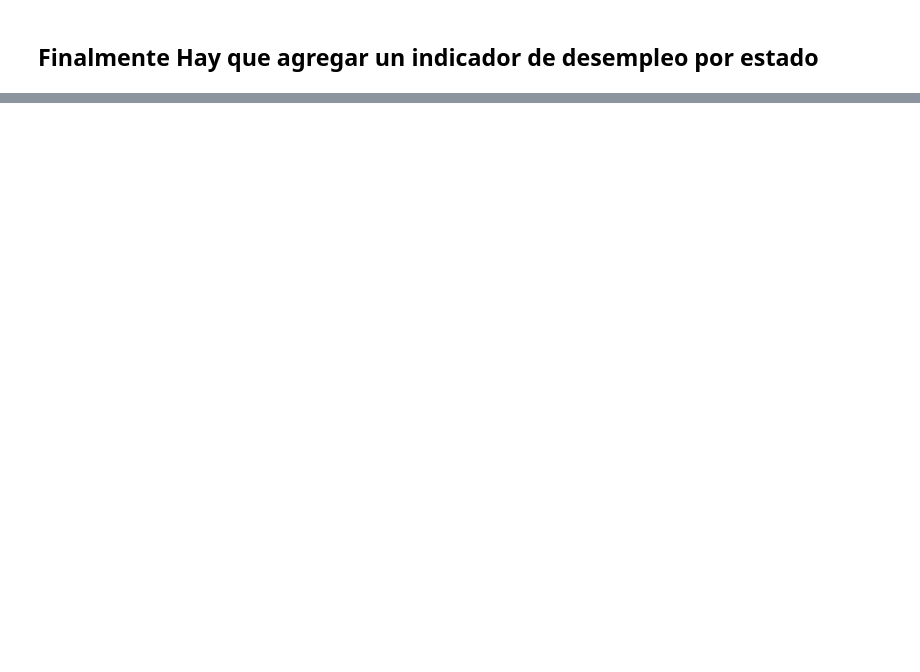
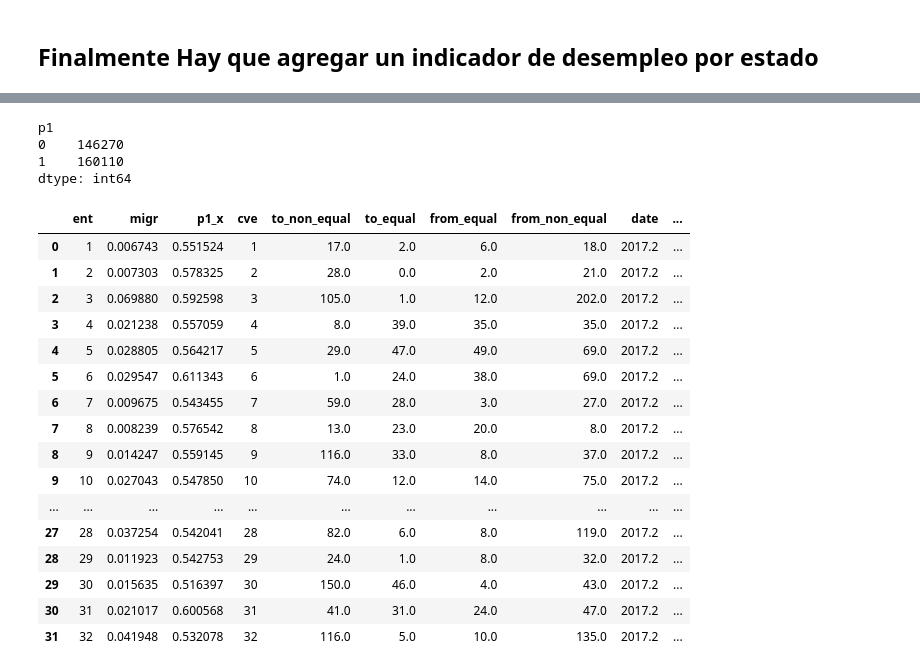
Before and after one commit to marionomics/migracion-lgbt, a Jupyter notebook: notebooks/explore_enoe.ipynb, the cells around one changed output, grey strips where cells are left out. Cells and saved outputs as stored; diff of their text form; code cells hidden in the pictures; blank space fills up the shorter version.

```diff
--- a/notebooks/explore_enoe.ipynb
+++ b/notebooks/explore_enoe.ipynb
@@ -266,3 +266,7 @@ df_migraciones
 | 29 | 30 | 150.0 | 46.0 | 4.0 | 43.0 |
 | 30 | 31 | 41.0 | 31.0 | 24.0 | 47.0 |
 | 31 | 32 | 116.0 | 5.0 | 10.0 | 135.0 |
+# %%
+# Pasar la dummy de equal marriage
+df_migraciones = pd.merge(df_flujos[['cve','equal_marriage']],df_migraciones, left_on='cve',right_on='cve', how = 'left')
+#df_migr2
@@ -300,0 +314,33 @@ df_enoe = pd.merge(df_enoe,df_migraciones, left_on='ent',right_on='cve', how = '
+# %%
+df2['p1'] = 2 - df['p1']
+# %% [output]
+p1
+0    146270
+1    160110
+dtype: int64
+# %%
+df2 = df2[df2['eda'] > 14]
+# %%
+df3 = df2.groupby(['ent']).p1.mean()
+df3 = df3.reset_index()
+# %%
+df_enoe = pd.merge(df_enoe,df3, left_on='ent',right_on='ent', how = 'left')
+df_enoe
+# %% [output]
+|  | ent | migr | p1_x | cve | to_non_equal | to_equal | from_equal | from_non_equal | date | ... |
+| 0 | 1 | 0.006743 | 0.551524 | 1 | 17.0 | 2.0 | 6.0 | 18.0 | 2017.2 | ... |
+| 1 | 2 | 0.007303 | 0.578325 | 2 | 28.0 | 0.0 | 2.0 | 21.0 | 2017.2 | ... |
+| 2 | 3 | 0.069880 | 0.592598 | 3 | 105.0 | 1.0 | 12.0 | 202.0 | 2017.2 | ... |
+| 3 | 4 | 0.021238 | 0.557059 | 4 | 8.0 | 39.0 | 35.0 | 35.0 | 2017.2 | ... |
+| 4 | 5 | 0.028805 | 0.564217 | 5 | 29.0 | 47.0 | 49.0 | 69.0 | 2017.2 | ... |
+| 5 | 6 | 0.029547 | 0.611343 | 6 | 1.0 | 24.0 | 38.0 | 69.0 | 2017.2 | ... |
+| 6 | 7 | 0.009675 | 0.543455 | 7 | 59.0 | 28.0 | 3.0 | 27.0 | 2017.2 | ... |
+| 7 | 8 | 0.008239 | 0.576542 | 8 | 13.0 | 23.0 | 20.0 | 8.0 | 2017.2 | ... |
+| 8 | 9 | 0.014247 | 0.559145 | 9 | 116.0 | 33.0 | 8.0 | 37.0 | 2017.2 | ... |
+| 9 | 10 | 0.027043 | 0.547850 | 10 | 74.0 | 12.0 | 14.0 | 75.0 | 2017.2 | ... |
+| ... | ... | ... | ... | ... | ... | ... | ... | ... | ... | ... |
+| 27 | 28 | 0.037254 | 0.542041 | 28 | 82.0 | 6.0 | 8.0 | 119.0 | 2017.2 | ... |
+| 28 | 29 | 0.011923 | 0.542753 | 29 | 24.0 | 1.0 | 8.0 | 32.0 | 2017.2 | ... |
+| 29 | 30 | 0.015635 | 0.516397 | 30 | 150.0 | 46.0 | 4.0 | 43.0 | 2017.2 | ... |
+| 30 | 31 | 0.021017 | 0.600568 | 31 | 41.0 | 31.0 | 24.0 | 47.0 | 2017.2 | ... |
+| 31 | 32 | 0.041948 | 0.532078 | 32 | 116.0 | 5.0 | 10.0 | 135.0 | 2017.2 | ... |
```
Also changed, not shown: parts of 4 cells of this notebook, 6 other files.
